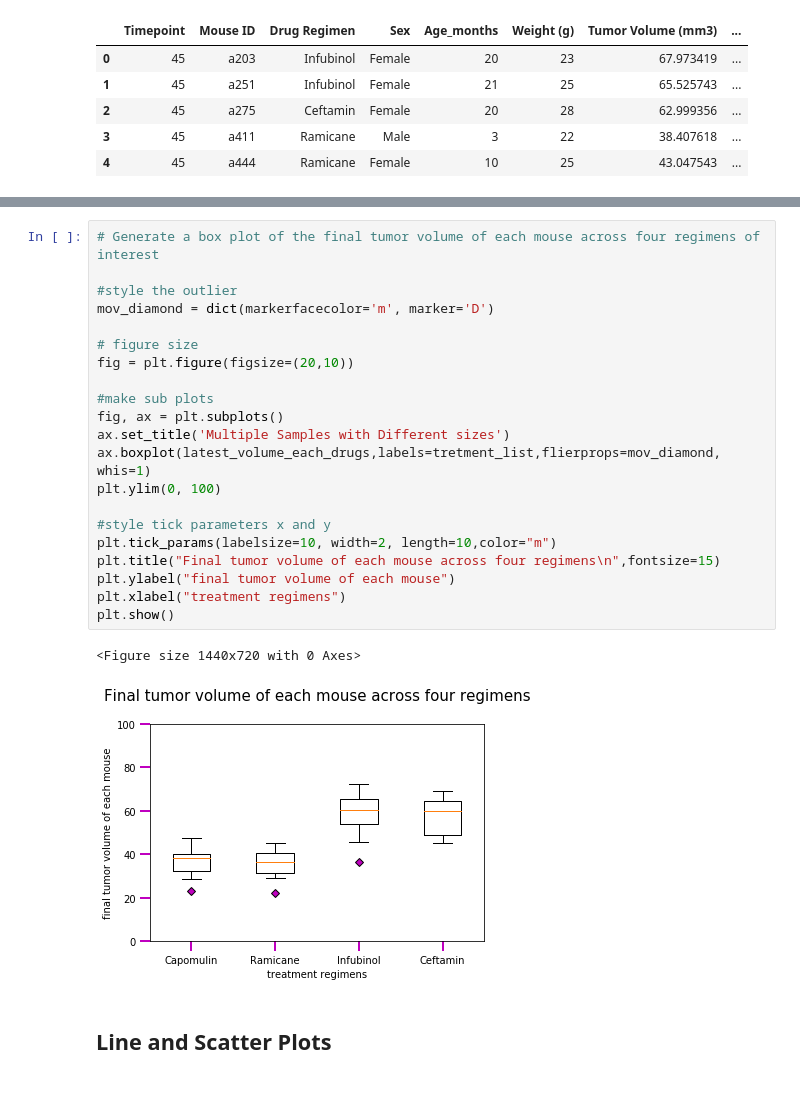
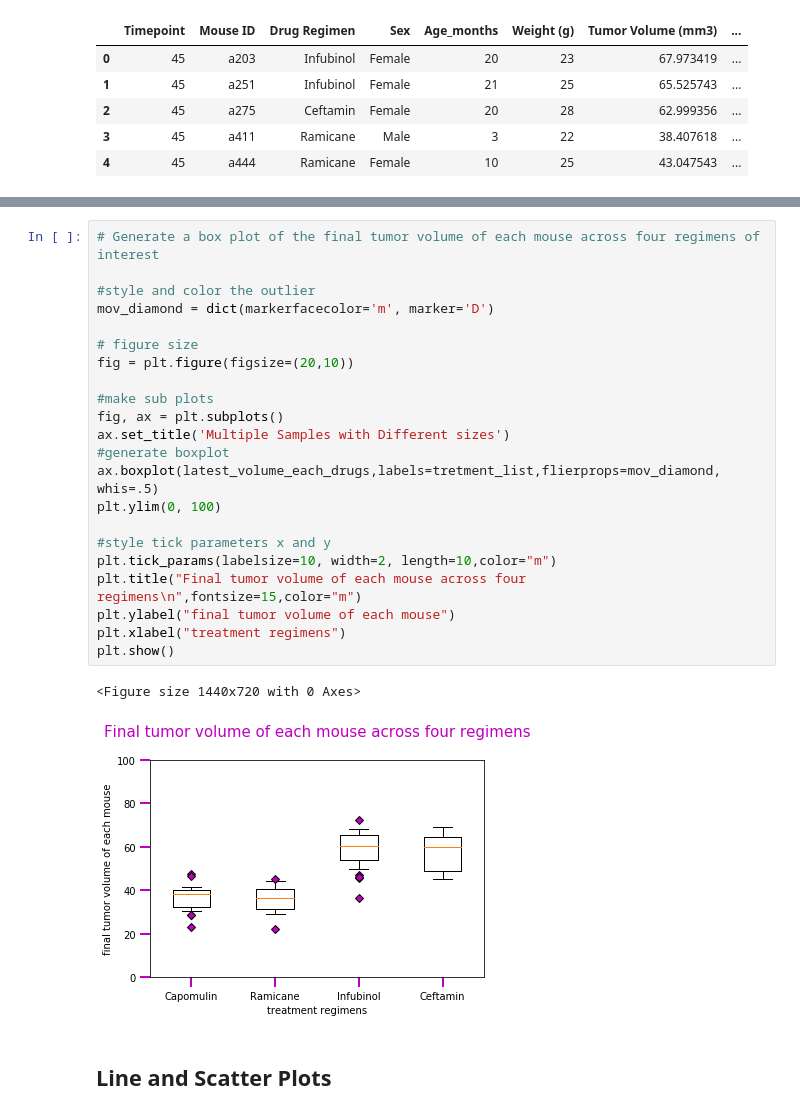
Before and after one commit to HaifaNajdawi/Matplotlib_The_power_of_plot, a Jupyter notebook: Pymaceuticals/pymaceuticals_starter.ipynb, the cells around one changed output, grey strips where cells are left out. Drawn from its saved outputs; the diff is of its cells as text.

```diff
--- a/Pymaceuticals/pymaceuticals_starter.ipynb
+++ b/Pymaceuticals/pymaceuticals_starter.ipynb
@@ -307,27 +309,28 @@ Ceftamin: Values above 87.66645829999999 could be outliers.
 # %%
 # Generate a box plot of the final tumor volume of each mouse across four regimens of interest
 
-#style the outlier
+#style and color the outlier
 mov_diamond = dict(markerfacecolor='m', marker='D')
 
 # figure size
 fig = plt.figure(figsize=(20,10))
 
 #make sub plots
 fig, ax = plt.subplots()
 ax.set_title('Multiple Samples with Different sizes')
-ax.boxplot(latest_volume_each_drugs,labels=tretment_list,flierprops=mov_diamond, whis=1)
+#generate boxplot
+ax.boxplot(latest_volume_each_drugs,labels=tretment_list,flierprops=mov_diamond, whis=.5)
 plt.ylim(0, 100)
 
 #style tick parameters x and y
 plt.tick_params(labelsize=10, width=2, length=10,color="m")
-plt.title("Final tumor volume of each mouse across four regimens\n",fontsize=15)
+plt.title("Final tumor volume of each mouse across four regimens\n",fontsize=15,color="m")
 plt.ylabel("final tumor volume of each mouse")
 plt.xlabel("treatment regimens")
 plt.show()
 # %% [output]
 <Figure size 1440x720 with 0 Axes>
-[figure, old version]
+[figure, new version]
 # %% [markdown]
 ## Line and Scatter Plots
 # %%
```
Also changed, not shown: parts of 9 cells of this notebook.
